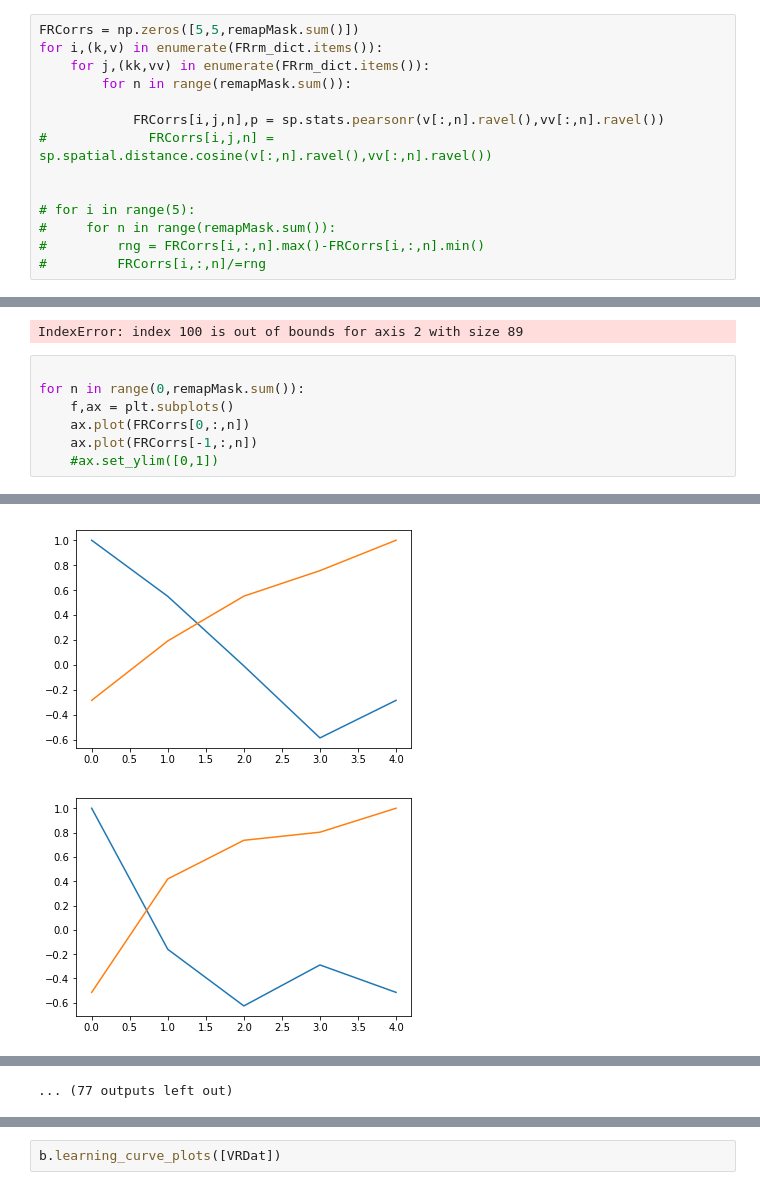
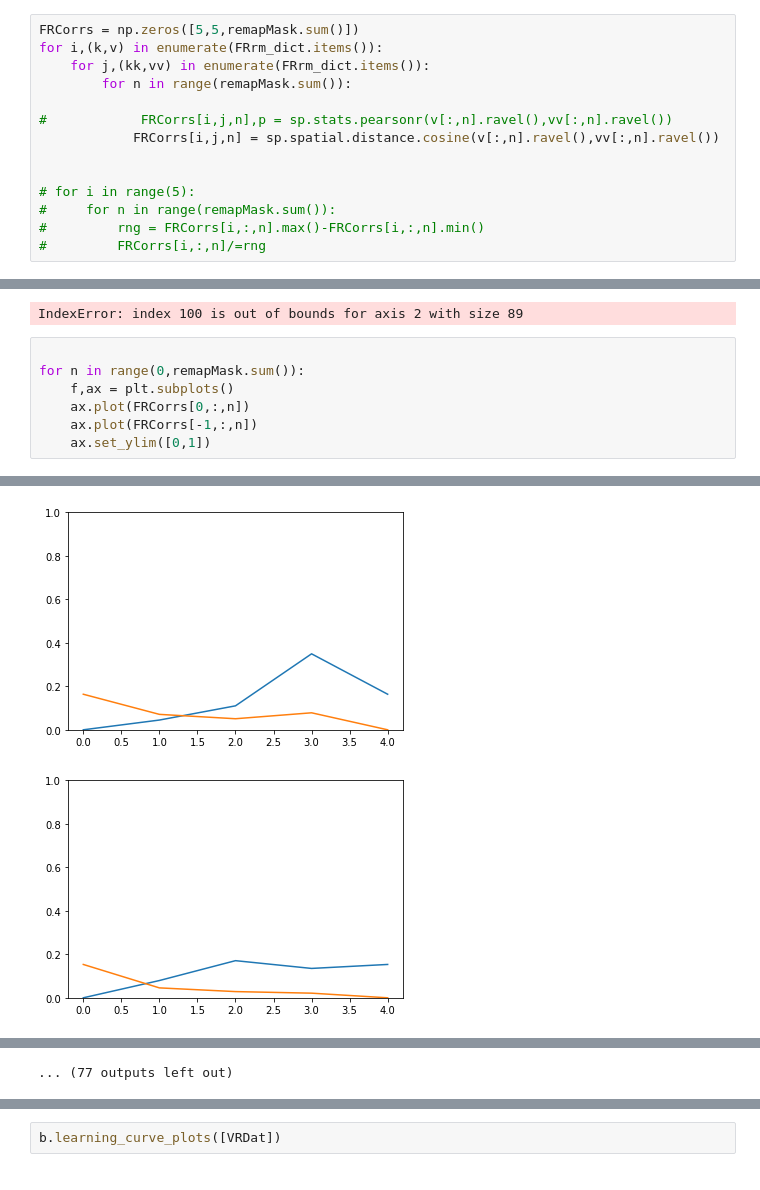
Before and after one commit to GiocomoLab/MightyMorphingPhotonRangers, a Jupyter notebook: PlaceCellAnalyses/PVCorrelation.ipynb, the cells around one changed output, grey strips where cells are left out. Cells and saved outputs as stored; diff of their text form.

```diff
--- a/PlaceCellAnalyses/PVCorrelation.ipynb
+++ b/PlaceCellAnalyses/PVCorrelation.ipynb
@@ -116,8 +116,8 @@ for i,(k,v) in enumerate(FRrm_dict.items()):
     for j,(kk,vv) in enumerate(FRrm_dict.items()):
         for n in range(remapMask.sum()):
 
-            FRCorrs[i,j,n],p = sp.stats.pearsonr(v[:,n].ravel(),vv[:,n].ravel())
-#             FRCorrs[i,j,n] = sp.spatial.distance.cosine(v[:,n].ravel(),vv[:,n].ravel())
+#            FRCorrs[i,j,n],p = sp.stats.pearsonr(v[:,n].ravel(),vv[:,n].ravel())
+            FRCorrs[i,j,n] = sp.spatial.distance.cosine(v[:,n].ravel(),vv[:,n].ravel())
 
 
 # for i in range(5):
@@ -134,5 +134,5 @@ for n in range(0,remapMask.sum()):
     f,ax = plt.subplots()
     ax.plot(FRCorrs[0,:,n])
     ax.plot(FRCorrs[-1,:,n])
-    #ax.set_ylim([0,1])
+    ax.set_ylim([0,1])
 # %% [output]
@@ -144,2 +144,2 @@ for n in range(0,remapMask.sum()):
-[figure, old version]
+[figure, new version]
-[figure, old version]
+[figure, new version]
```
Also changed, not shown: parts of 2 cells of this notebook, 10 other files.
